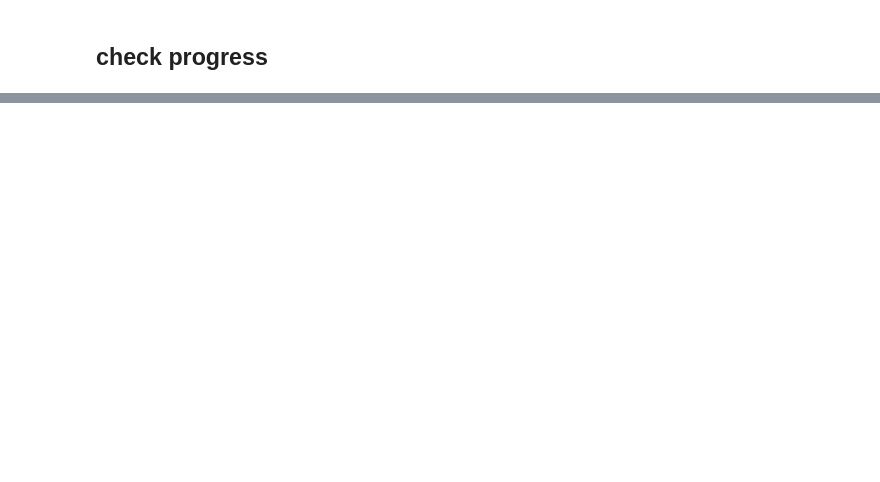
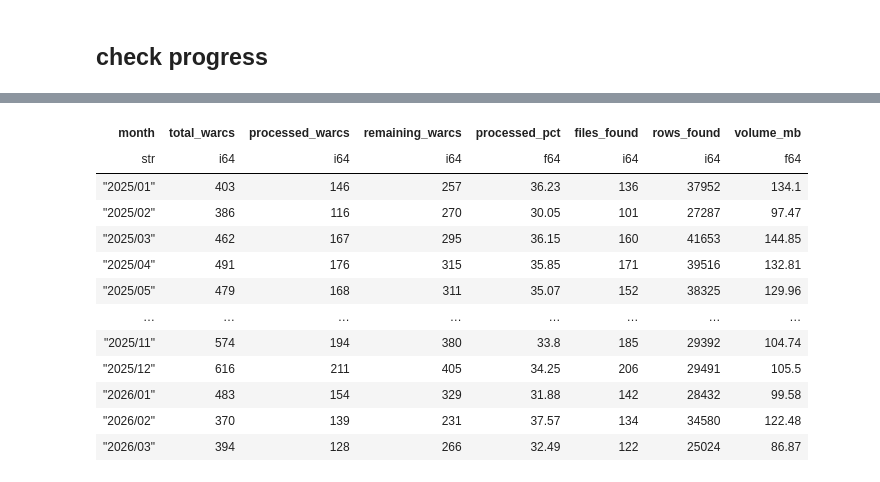
Before and after one commit to salamoslam/market_narratives, a Jupyter notebook: notebooks/02_ccnews_check_domains.ipynb, the cells around one changed output, grey strips where cells are left out. Cells and saved outputs as stored; diff of their text form; code cells hidden in the pictures; blank space fills up the shorter version.

Commit message:
made unified data loading pipeline

```diff
--- a/notebooks/02_ccnews_check_domains.ipynb
+++ b/notebooks/02_ccnews_check_domains.ipynb
@@ -275,0 +140,78 @@ df.groupby('domain').agg(
+# %%
+import polars as pl
+from pathlib import Path
+import os
+from src.collectors.ccnews_extractor import load_processed, load_month_paths
+
+current_dir = Path(os.path.dirname(os.path.abspath("__file__"))).parent
+DATA_DIR = current_dir / "data/raw/ccnews"
+PROCESSED_LOG = DATA_DIR / "processed_warcs_filtered.json"
+BASE_URL = "https://data.commoncrawl.org/"
+MONTHS = [f"{y}/{m:02d}" for y in [2025] for m in range(1, 13)] + ["2026/01", "2026/02", "2026/03"]
+
+processed_set = set(load_processed(str(PROCESSED_LOG)))
+
+progress_rows = []
+parts = []
+
+for month in MONTHS:
+    year, mon = month.split("/")
+    month_dir = DATA_DIR / year / mon
+    files = sorted([*month_dir.glob("*.jsonl"), *month_dir.glob("*.parquet")]) if month_dir.exists() else []
+    month_bytes = sum(f.stat().st_size for f in files)
+
+    month_paths = load_month_paths(BASE_URL, month)
+    total = len(month_paths)
+    done = sum(p in processed_set for p in month_paths)
+    left = total - done
+    pct = round((done / total * 100) if total else 0.0, 2)
+
+    month_rows = 0
+    for f in files:
+        if f.suffix == ".jsonl" and f.stat().st_size == 0:
+            continue
+        p = pl.read_parquet(f) if f.suffix == ".parquet" else pl.read_ndjson(f)
+        p = p.with_columns(pl.lit(str(f)).alias("source_file"))
+        month_rows += p.height
+        parts.append(p)
+
+    progress_rows.append({
+        "month": month,
+        "total_warcs": total,
+        "processed_warcs": done,
+        "remaining_warcs": left,
+        "processed_pct": pct,
+        "files_found": len(files),
+        "rows_found": month_rows,
+        "volume_mb": round(month_bytes / (1024 * 1024), 2),
+    })
+
+legacy_path = DATA_DIR / "articles_filtered.jsonl"
+if legacy_path.exists() and legacy_path.stat().st_size > 0:
+    parts.append(
+        pl.read_ndjson(legacy_path).with_columns(pl.lit(str(legacy_path)).alias("source_file"))
+    )
+
+df = pl.concat(parts, how="diagonal_relaxed") if parts else pl.DataFrame()
+if "url" in df.columns:
+    df = df.unique(subset=["url"], keep="first")
+
+progress_df = pl.DataFrame(progress_rows).sort("month")
+
+year_total = int(progress_df["total_warcs"].sum())
+year_done = int(progress_df["processed_warcs"].sum())
+year_left = int(progress_df["remaining_warcs"].sum())
+year_pct = round((year_done / year_total * 100) if year_total else 0.0, 2)
+
+print(f"processed_log_entries={len(processed_set)}")
+print(f"year_total_warcs={year_total}")
+print(f"year_processed_warcs={year_done}")
+print(f"year_remaining_warcs={year_left}")
+print(f"year_processed_pct={year_pct}%")
+print(f"files_found_total={int(progress_df['files_found'].sum())}")
+print(f"rows_found_total={int(progress_df['rows_found'].sum())}")
+print(f"df_rows_unique_urls={df.height}")
+print(f"volume_total_mb={round(float(progress_df['volume_mb'].sum()), 2)}")
+
+progress_df
+# %% [output]
@@ -275,0 +228,13 @@ df.groupby('domain').agg(
+| month | total_warcs | processed_warcs | remaining_warcs | processed_pct | files_found | rows_found | volume_mb |
+| str | i64 | i64 | i64 | f64 | i64 | i64 | f64 |
+| "2025/01" | 403 | 146 | 257 | 36.23 | 136 | 37952 | 134.1 |
+| "2025/02" | 386 | 116 | 270 | 30.05 | 101 | 27287 | 97.47 |
+| "2025/03" | 462 | 167 | 295 | 36.15 | 160 | 41653 | 144.85 |
+| "2025/04" | 491 | 176 | 315 | 35.85 | 171 | 39516 | 132.81 |
+| "2025/05" | 479 | 168 | 311 | 35.07 | 152 | 38325 | 129.96 |
+| … | … | … | … | … | … | … | … |
+| "2025/11" | 574 | 194 | 380 | 33.8 | 185 | 29392 | 104.74 |
+| "2025/12" | 616 | 211 | 405 | 34.25 | 206 | 29491 | 105.5 |
+| "2026/01" | 483 | 154 | 329 | 31.88 | 142 | 28432 | 99.58 |
+| "2026/02" | 370 | 139 | 231 | 37.57 | 134 | 34580 | 122.48 |
+| "2026/03" | 394 | 128 | 266 | 32.49 | 122 | 25024 | 86.87 |
```
Also changed, not shown: parts of 8 cells of this notebook, 15 other files.
